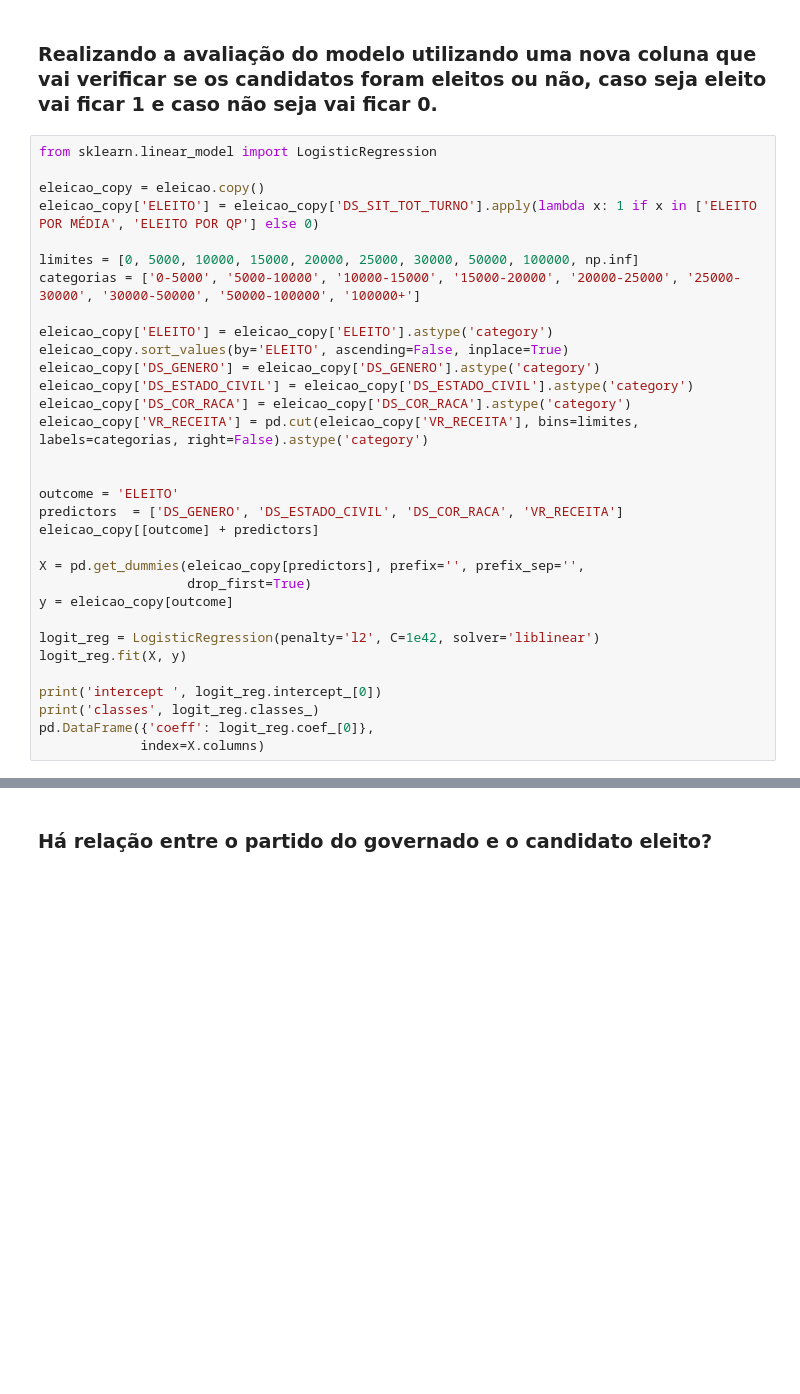
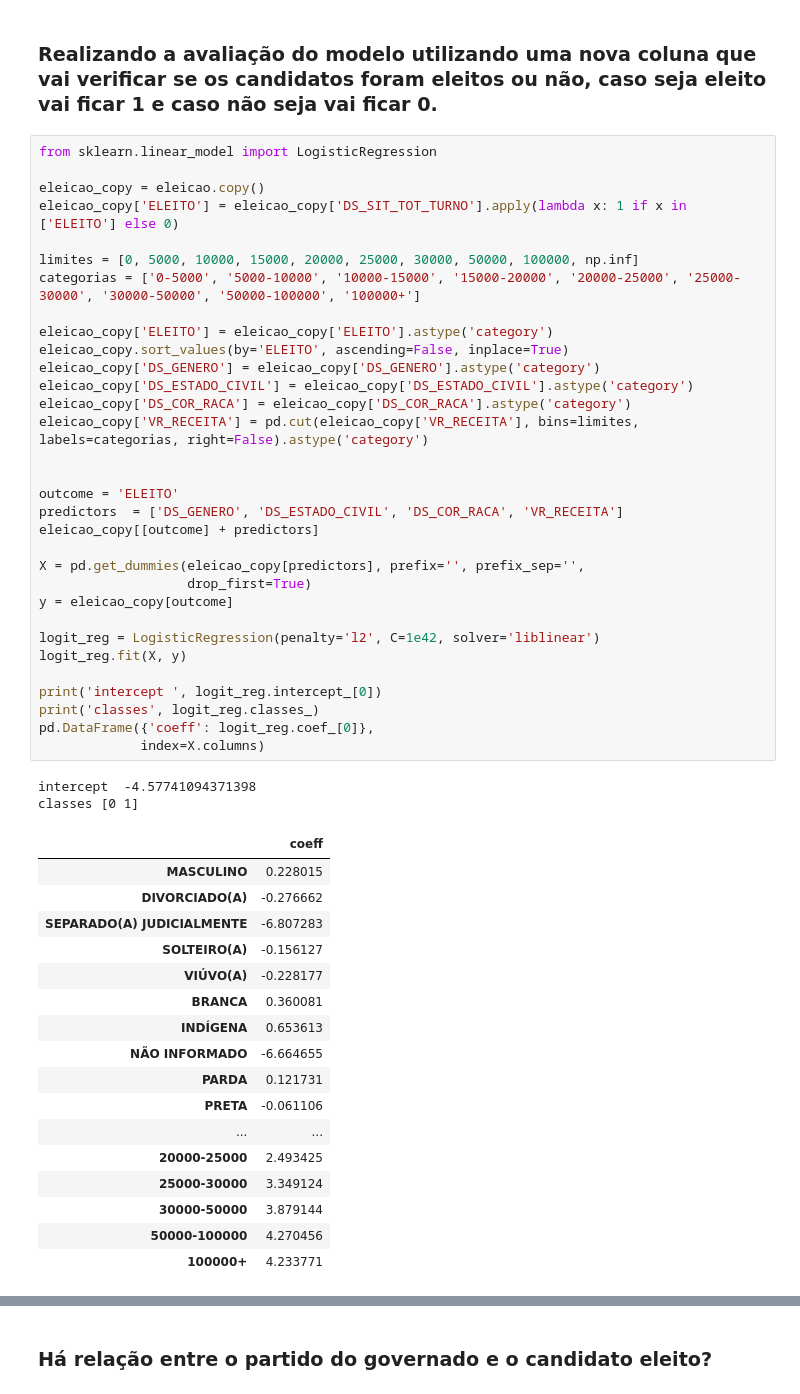
Before and after one commit to Kawhan/final_data_project, a Jupyter notebook: relatorio.ipynb, the cells around one changed output, grey strips where cells are left out. Saved outputs shown, nothing was run; the diff lists cells and outputs as text; blank space fills up the shorter version.

```diff
--- a/relatorio.ipynb
+++ b/relatorio.ipynb
@@ -861,31 +972,51 @@ pd.DataFrame({'coeff': logit_reg.coef_[0]},
 from sklearn.linear_model import LogisticRegression
 
 eleicao_copy = eleicao.copy()
-eleicao_copy['ELEITO'] = eleicao_copy['DS_SIT_TOT_TURNO'].apply(lambda x: 1 if x in ['ELEITO POR MÉDIA', 'ELEITO POR QP'] else 0)
+eleicao_copy['ELEITO'] = eleicao_copy['DS_SIT_TOT_TURNO'].apply(lambda x: 1 if x in ['ELEITO'] else 0)
 
 limites = [0, 5000, 10000, 15000, 20000, 25000, 30000, 50000, 100000, np.inf]
 categorias = ['0-5000', '5000-10000', '10000-15000', '15000-20000', '20000-25000', '25000-30000', '30000-50000', '50000-100000', '100000+']
 
 eleicao_copy['ELEITO'] = eleicao_copy['ELEITO'].astype('category')
 eleicao_copy.sort_values(by='ELEITO', ascending=False, inplace=True)
 eleicao_copy['DS_GENERO'] = eleicao_copy['DS_GENERO'].astype('category')
 eleicao_copy['DS_ESTADO_CIVIL'] = eleicao_copy['DS_ESTADO_CIVIL'].astype('category')
 eleicao_copy['DS_COR_RACA'] = eleicao_copy['DS_COR_RACA'].astype('category')
 eleicao_copy['VR_RECEITA'] = pd.cut(eleicao_copy['VR_RECEITA'], bins=limites, labels=categorias, right=False).astype('category')
 
 
 outcome = 'ELEITO'
 predictors  = ['DS_GENERO', 'DS_ESTADO_CIVIL', 'DS_COR_RACA', 'VR_RECEITA']
 eleicao_copy[[outcome] + predictors]
 
 X = pd.get_dummies(eleicao_copy[predictors], prefix='', prefix_sep='',
                    drop_first=True)
 y = eleicao_copy[outcome]
 
 logit_reg = LogisticRegression(penalty='l2', C=1e42, solver='liblinear')
 logit_reg.fit(X, y)
 
 print('intercept ', logit_reg.intercept_[0])
 print('classes', logit_reg.classes_)
 pd.DataFrame({'coeff': logit_reg.coef_[0]},
              index=X.columns)
+# %% [output]
+intercept  -4.57741094371398
+classes [0 1]
+|  | coeff |
+| MASCULINO | 0.228015 |
+| DIVORCIADO(A) | -0.276662 |
+| SEPARADO(A) JUDICIALMENTE | -6.807283 |
+| SOLTEIRO(A) | -0.156127 |
+| VIÚVO(A) | -0.228177 |
+| BRANCA | 0.360081 |
+| INDÍGENA | 0.653613 |
+| NÃO INFORMADO | -6.664655 |
+| PARDA | 0.121731 |
+| PRETA | -0.061106 |
+| ... | ... |
+| 20000-25000 | 2.493425 |
+| 25000-30000 | 3.349124 |
+| 30000-50000 | 3.879144 |
+| 50000-100000 | 4.270456 |
+| 100000+ | 4.233771 |
```
Also changed, not shown: parts of 15 cells of this notebook.
